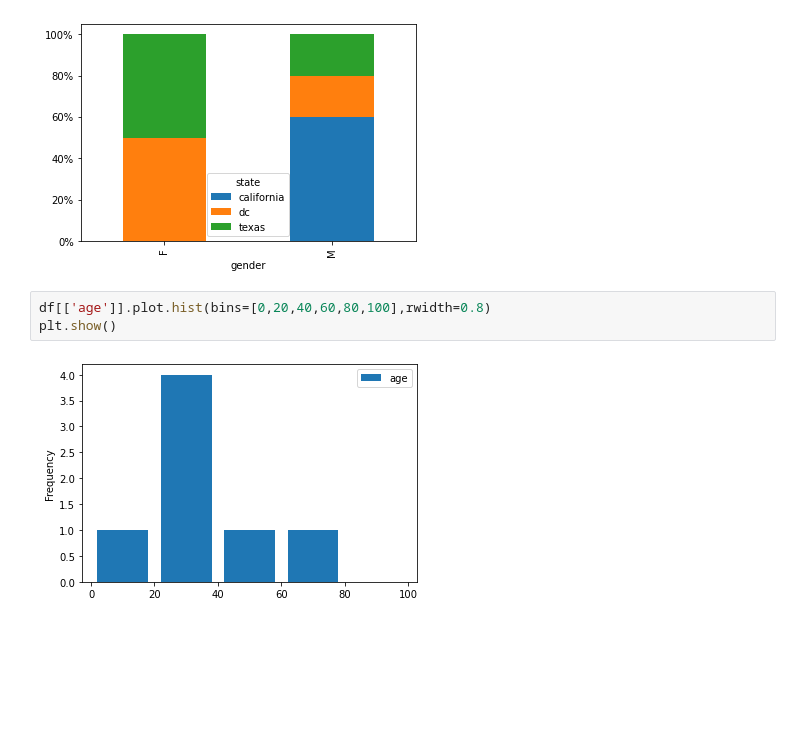
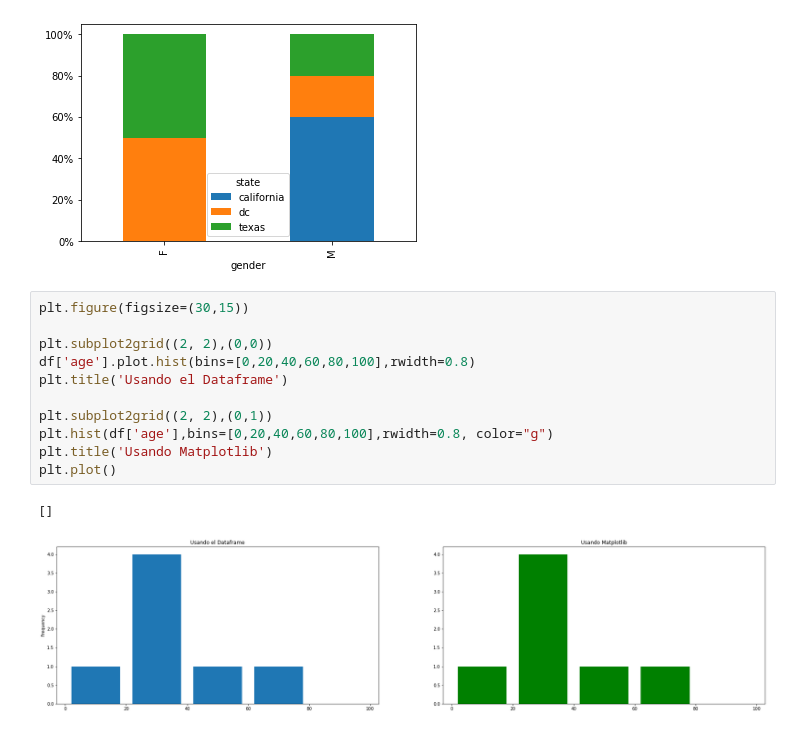
Before and after one commit to cesardiaz-utp/MisionTIC2022-Ciclo1-FundamentosDeProgramacion, a Jupyter notebook: clase14/02-graficas_dataframes.ipynb, the cells around one changed output. Cells and saved outputs as stored; diff of their text form; blank space fills up the shorter version.

```diff
--- a/clase14/02-graficas_dataframes.ipynb
+++ b/clase14/02-graficas_dataframes.ipynb
@@ -85,8 +85,17 @@ plt.gca().yaxis.set_major_formatter(mtick.PercentFormatter())
 plt.show()
 # %% [output]
 [figure]
-# %%
-df[['age']].plot.hist(bins=[0,20,40,60,80,100],rwidth=0.8)
-plt.show()
-# %% [output]
-[figure, removed]
+# %%
+plt.figure(figsize=(30,15))
+
+plt.subplot2grid((2, 2),(0,0))
+df['age'].plot.hist(bins=[0,20,40,60,80,100],rwidth=0.8)
+plt.title('Usando el Dataframe')
+
+plt.subplot2grid((2, 2),(0,1))
+plt.hist(df['age'],bins=[0,20,40,60,80,100],rwidth=0.8, color="g")
+plt.title('Usando Matplotlib')
+plt.plot()
+# %% [output]
+[]
+[figure, added]
```
Also changed, not shown: 14 other files.
